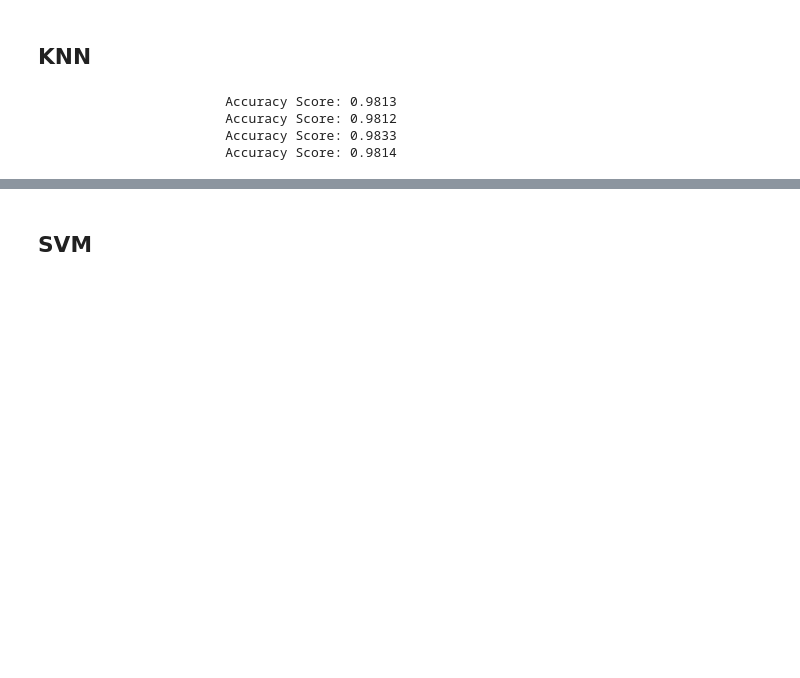
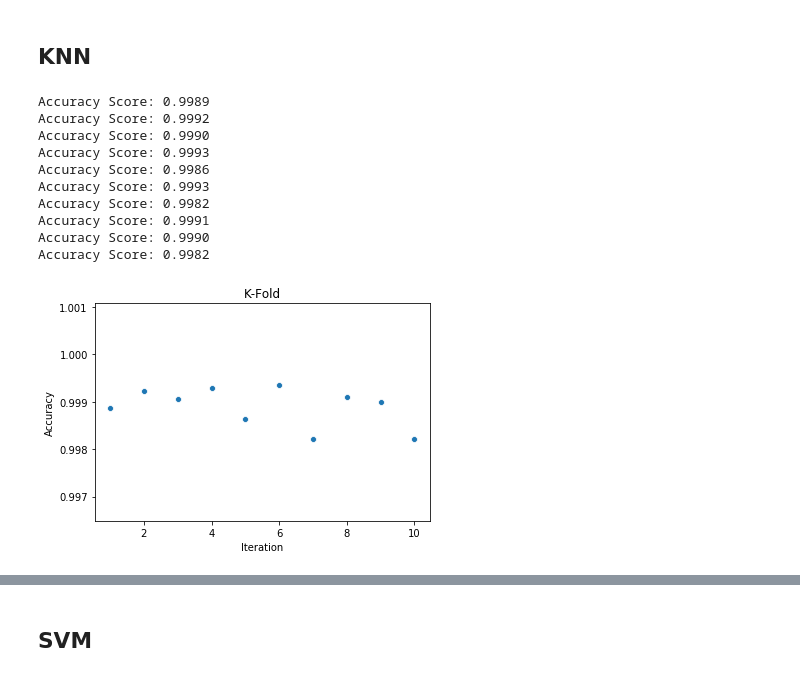
Before and after one commit to alexanderfache6/TCGA-kidney, a Jupyter notebook: module3-supervised-learning.ipynb, the cells around one changed output, grey strips where cells are left out. Cells and saved outputs as stored; diff of their text form; code cells hidden in the pictures; blank space fills up the shorter version.

```diff
--- a/module3-supervised-learning.ipynb
+++ b/module3-supervised-learning.ipynb
@@ -53,23 +55,37 @@ def performance_metrics(y, y_prediction):
 # %%
 from sklearn.model_selection import KFold
 
-def cross_validation(X_train, y_train):
-    kf = KFold(n_splits=4, shuffle=True, random_state=0)
+def cross_validation(clf, X_train, y_train, plot=True):
+    kf = KFold(n_splits=10, shuffle=True)
 
+    accuracy = []
     for train_index, test_index in kf.split(X_train):
-        clf = KNeighborsClassifier(n_neighbors=20).fit(X_train[train_index, :], y_train[train_index])
+        clf = clf.fit(X_train[train_index, :], y_train[train_index])
         y_train_prediction = clf.predict(X_train[train_index, :])
-        print('%14s: %.4f' % ('Accuracy Score', accuracy_score(y_train[train_index], y_train_prediction, normalize=True)))
+
+        accuracy.append(accuracy_score(y_train[train_index], y_train_prediction, normalize=True))
+        print('%s: %.4f' % ('Accuracy Score', accuracy[-1]))
+
+    if plot:
+        ax = sb.scatterplot(x=range(1, len(accuracy) + 1), y=accuracy, palette="Blues_d")
+        ax.set(xlabel='Iteration', ylabel='Accuracy', title='K-Fold')
 # %% [markdown]
 ## KNN
 # %%
 from sklearn.neighbors import KNeighborsClassifier
-
-# clf = KNeighborsClassifier(n_neighbors=20).fit(X_train, y_train)
-
-cross_validation(X_train, y_train)
-# %% [output]
-                        Accuracy Score: 0.9813
-                        Accuracy Score: 0.9812
-                        Accuracy Score: 0.9833
-                        Accuracy Score: 0.9814
+# %%
+# Cross-Validation (see if KNN is a good approach)
+
+cross_validation(KNeighborsClassifier(), X_train, y_train)
+# %% [output]
+Accuracy Score: 0.9989
+Accuracy Score: 0.9992
+Accuracy Score: 0.9990
+Accuracy Score: 0.9993
+Accuracy Score: 0.9986
+Accuracy Score: 0.9993
+Accuracy Score: 0.9982
+Accuracy Score: 0.9991
+Accuracy Score: 0.9990
+Accuracy Score: 0.9982
+[figure, added]
```
Also changed, not shown: parts of 9 cells of this notebook, 6 other files.
